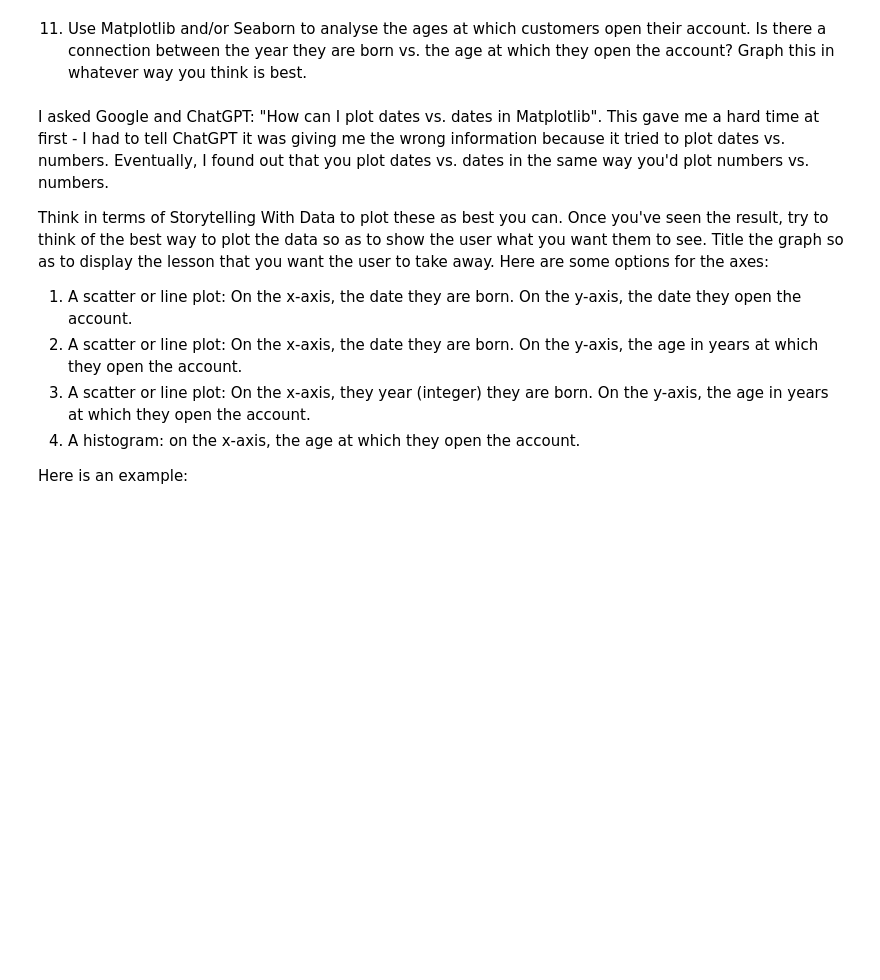
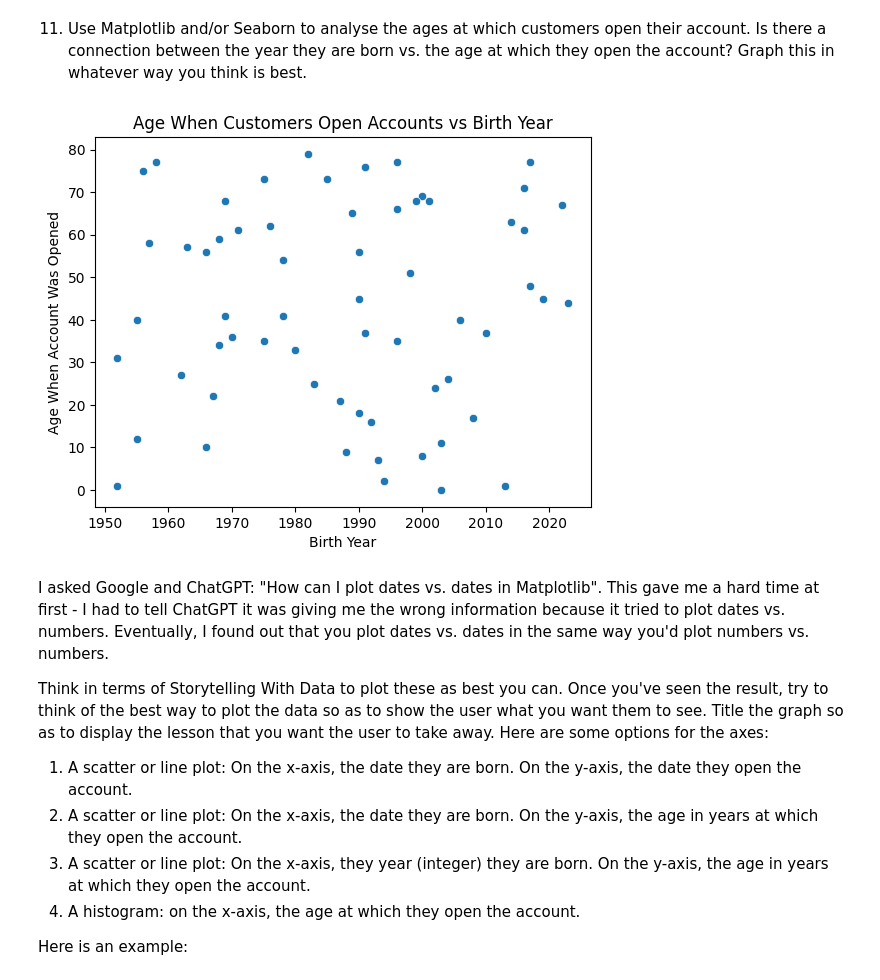
Before and after one commit to gdouek/Module-B-semester-2, a Jupyter notebook: Week1.ipynb, the cells around one changed output. Drawn from its saved outputs; the diff is of its cells as text; code cells hidden in the pictures; blank space fills up the shorter version.

```diff
--- a/Week1.ipynb
+++ b/Week1.ipynb
@@ -282,3 +409,8 @@ This will involve using data.duplicated() but this time without keep = False.  W
 # %% [markdown]
 8. What are the mean, median, and mode customer age in years?  (Rounding down to the next lower age.)
 Are there any outliers?  (Customers with very large or very small ages, compared with the other ages?)
+# %%
+today = pd.Timestamp.today()
+
+df_bank_unique_accounts["Age"] = ((today - df_bank_unique_accounts["BirthDate"]).dt.days // 365)
+df_bank_unique_accounts.head()
@@ -287,7 +442,6 @@ Suggested Google search or ChatGPT prompt: "how can I find out the mean, median,
 # %% [markdown]
 9. One-hot encode the AccountType column.  This means creating a new "checking," "savings", and "cd" columns so that you can run machine learning algorithms.
 # %%
-one_hot = pd.get_dummies(df1["AccountType"])
-df2 = df2.join(one_hot)
-df2.iloc[0:5]
+df_bank_unique_accounts = pd.get_dummies(df_bank_unique_accounts, columns=["AccountType"])
+df_bank_unique_accounts.head()
 # %% [output]
@@ -295,2 +454,7 @@ NameError: name 'df1' is not defined
 # %% [markdown]
 Now, change the cd, checking, and savings columns into integers.
+# %%
+df_bank_unique_accounts[["AccountType_checking", "AccountType_savings", "AccountType_cd"]] = \
+df_bank_unique_accounts[["AccountType_checking", "AccountType_savings", "AccountType_cd"]].astype(int)
+
+df_bank_unique_accounts.head()
@@ -310,6 +487,29 @@ If you check, I think you'll find that all dates are more recent than 120 years
 Along those same lines, are there any birth dates that are too recent?  Do we think that any two year olds will have opened bank accounts?  How common do you think this is in real life?  How common is it in our data set?  Can you detect the two year olds opening bank accounts using just one column, or do you need two columns?
 # %% [markdown]
 11. Use Matplotlib and/or Seaborn to analyse the ages at which customers open their account.  Is there a connection between the year they are born vs. the age at which they open the account?  Graph this in whatever way you think is best.
+# %%
+df_bank_unique_accounts["BirthYear"] = df_bank_unique_accounts["BirthDate"].dt.year
+df_bank_unique_accounts["AgeWhenOpened"] = (
+    (df_bank_unique_accounts["AccountOpened"] - df_bank_unique_accounts["BirthDate"]).dt.days // 365
+)
+# %%
+import matplotlib.pyplot as plt
+import seaborn as sns
+
+plt.figure()
+
+sns.scatterplot(
+    x=df_bank_unique_accounts["BirthYear"],
+    y=df_bank_unique_accounts["AgeWhenOpened"]
+)
+
+plt.title("Age When Customers Open Accounts vs Birth Year")
+plt.xlabel("Birth Year")
+plt.ylabel("Age When Account Was Opened")
+
+plt.show()
+# %% [output]
+[figure, added]
 # %% [markdown]
 I asked Google and ChatGPT: "How can I plot dates vs. dates in Matplotlib".  This gave me a hard time at first - I had to tell ChatGPT it was giving me the wrong information because it tried to plot dates vs. numbers.  Eventually, I found out that you plot dates vs. dates in the same way you'd plot numbers vs. numbers.
 
```
Also changed, not shown: parts of 23 cells of this notebook.
